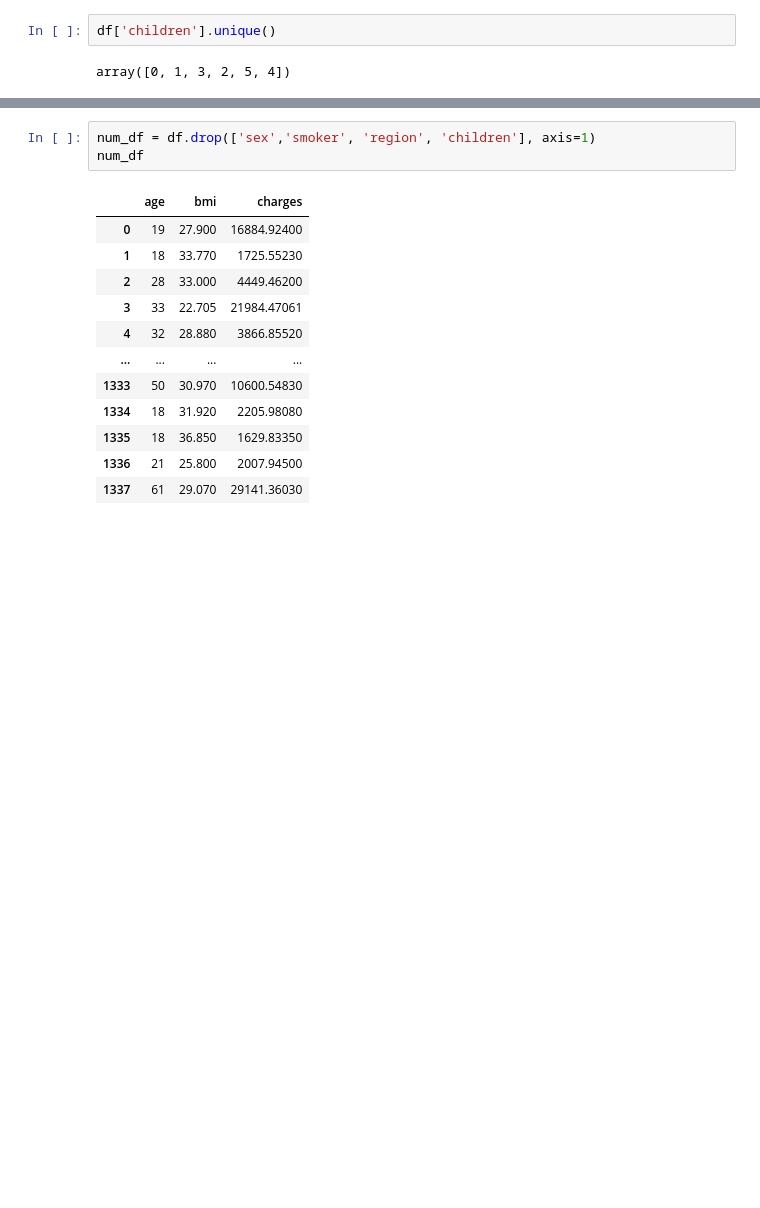
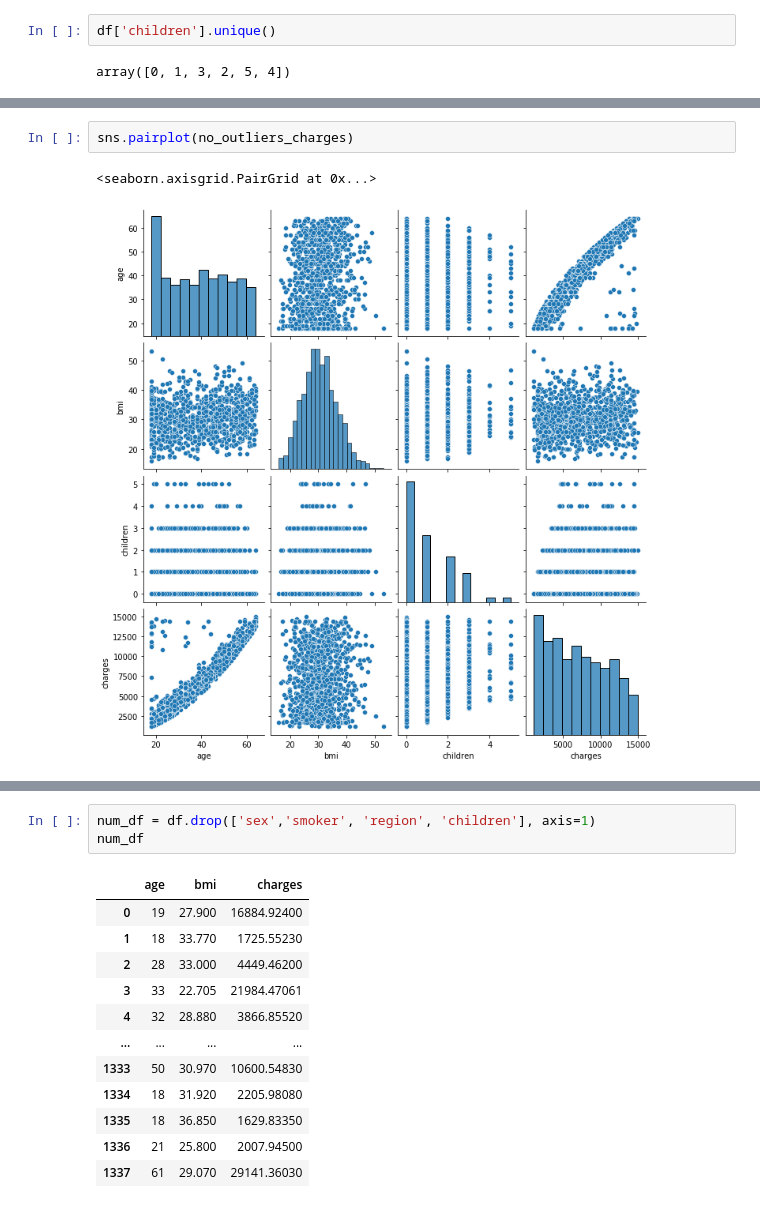
Before and after one commit to JVasquez5/IBM-Machine-Learning-Professional-Certificate, a Jupyter notebook: Module_2/working.ipynb, the cells around one changed output, grey strips where cells are left out. Drawn from its saved outputs; the diff is of its cells as text; blank space fills up the shorter version.

```diff
--- a/Module_2/working.ipynb
+++ b/Module_2/working.ipynb
@@ -111,0 +170,5 @@ array([0, 1, 3, 2, 5, 4])
+# %%
+sns.pairplot(no_outliers_charges)
+# %% [output]
+<seaborn.axisgrid.PairGrid at 0x...>
+[figure, added]
```
Also changed, not shown: parts of 16 cells of this notebook.
